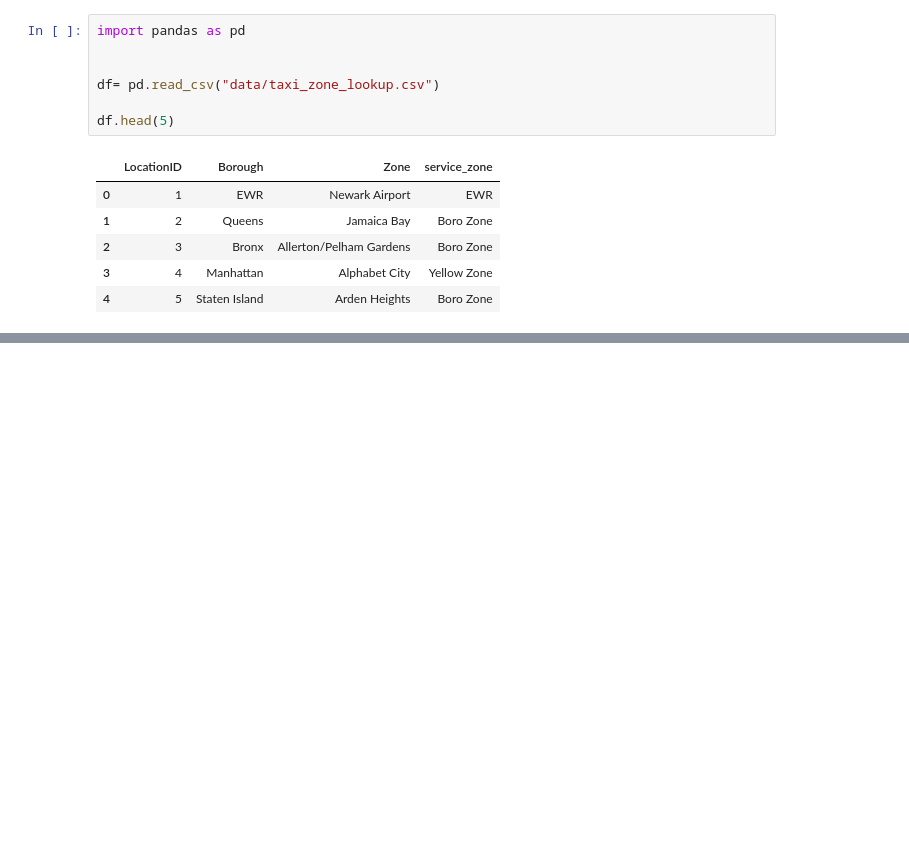
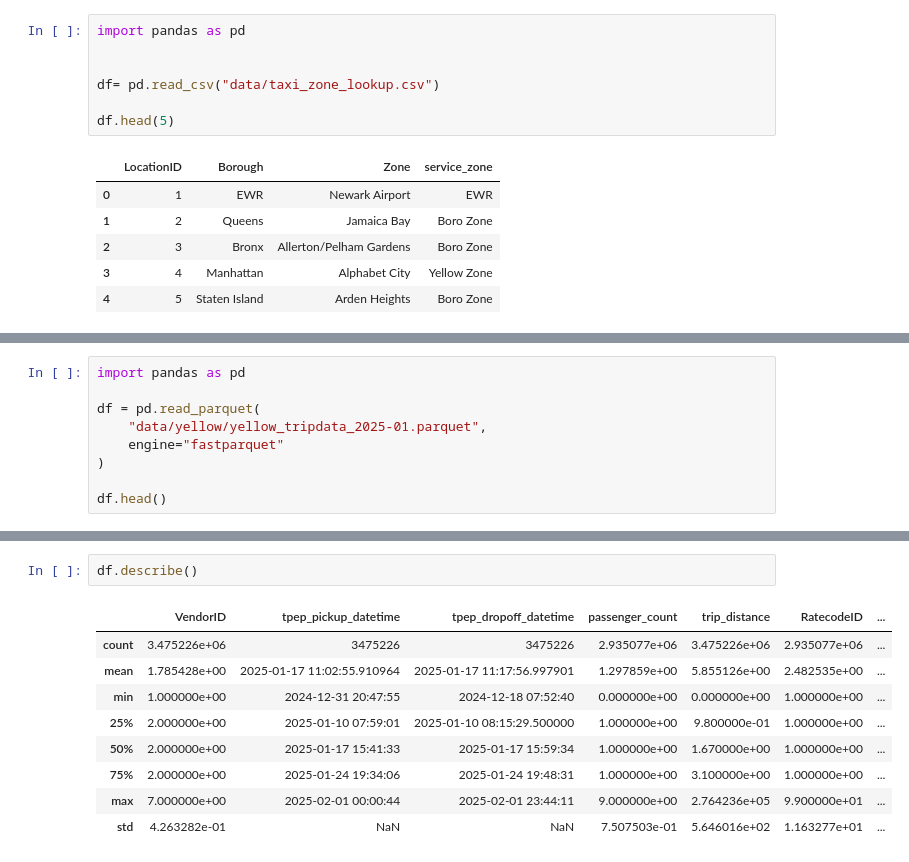
Before and after one commit to 84TommyJerry84/sl-2026-snowflake, a Jupyter notebook: carto_data.ipynb, the cells around one changed output, grey strips where cells are left out. Drawn from its saved outputs; the diff is of its cells as text; blank space fills up the shorter version.

```diff
--- a/carto_data.ipynb
+++ b/carto_data.ipynb
@@ -42,0 +133,9 @@ print(gdf.head())
+# %%
+import pandas as pd
+
+df = pd.read_parquet(
+    "data/yellow/yellow_tripdata_2025-01.parquet",
+    engine="fastparquet"
+)
+
+df.head()
@@ -42,0 +218,12 @@ print(gdf.head())
+# %%
+df.describe()
+# %% [output]
+|  | VendorID | tpep_pickup_datetime | tpep_dropoff_datetime | passenger_count | trip_distance | RatecodeID | ... |
+| count | 3.475226e+06 | 3475226 | 3475226 | 2.935077e+06 | 3.475226e+06 | 2.935077e+06 | ... |
+| mean | 1.785428e+00 | 2025-01-17 11:02:55.910964 | 2025-01-17 11:17:56.997901 | 1.297859e+00 | 5.855126e+00 | 2.482535e+00 | ... |
+| min | 1.000000e+00 | 2024-12-31 20:47:55 | 2024-12-18 07:52:40 | 0.000000e+00 | 0.000000e+00 | 1.000000e+00 | ... |
+| 25% | 2.000000e+00 | 2025-01-10 07:59:01 | 2025-01-10 08:15:29.500000 | 1.000000e+00 | 9.800000e-01 | 1.000000e+00 | ... |
+| 50% | 2.000000e+00 | 2025-01-17 15:41:33 | 2025-01-17 15:59:34 | 1.000000e+00 | 1.670000e+00 | 1.000000e+00 | ... |
+| 75% | 2.000000e+00 | 2025-01-24 19:34:06 | 2025-01-24 19:48:31 | 1.000000e+00 | 3.100000e+00 | 1.000000e+00 | ... |
+| max | 7.000000e+00 | 2025-02-01 00:00:44 | 2025-02-01 23:44:11 | 9.000000e+00 | 2.764236e+05 | 9.900000e+01 | ... |
+| std | 4.263282e-01 | NaN | NaN | 7.507503e-01 | 5.646016e+02 | 1.163277e+01 | ... |
```
Also changed, not shown: parts of 25 cells of this notebook, 1 other file.
